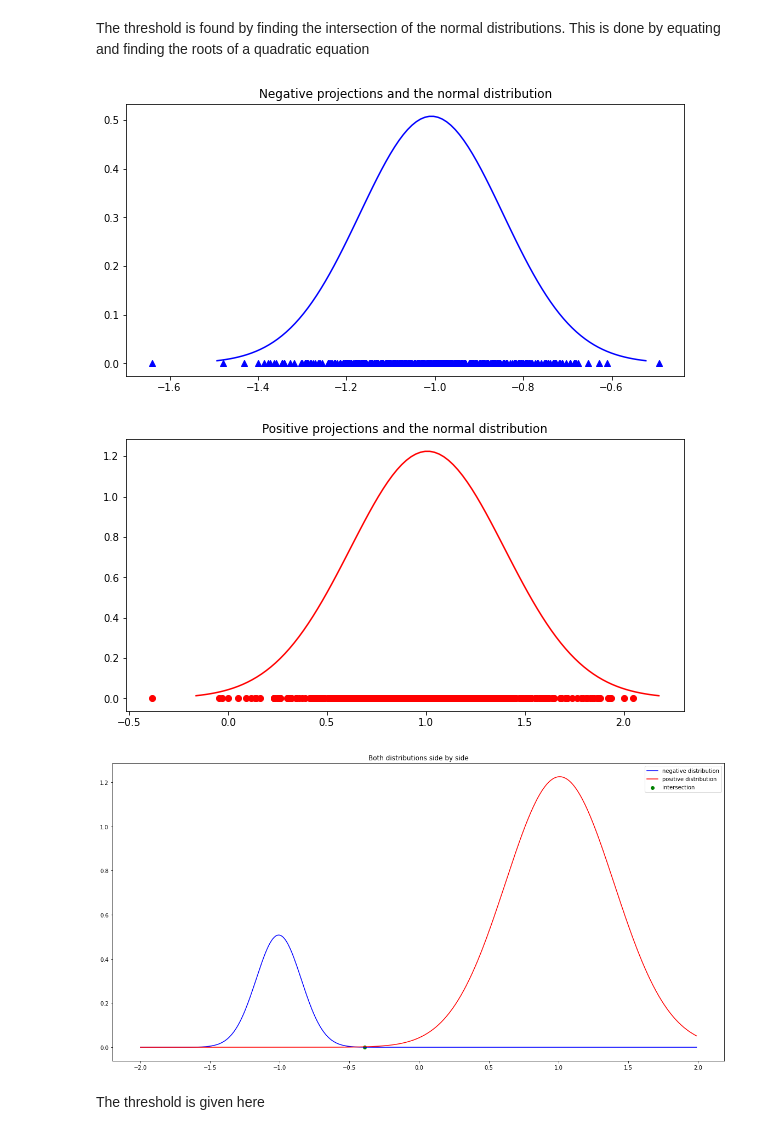
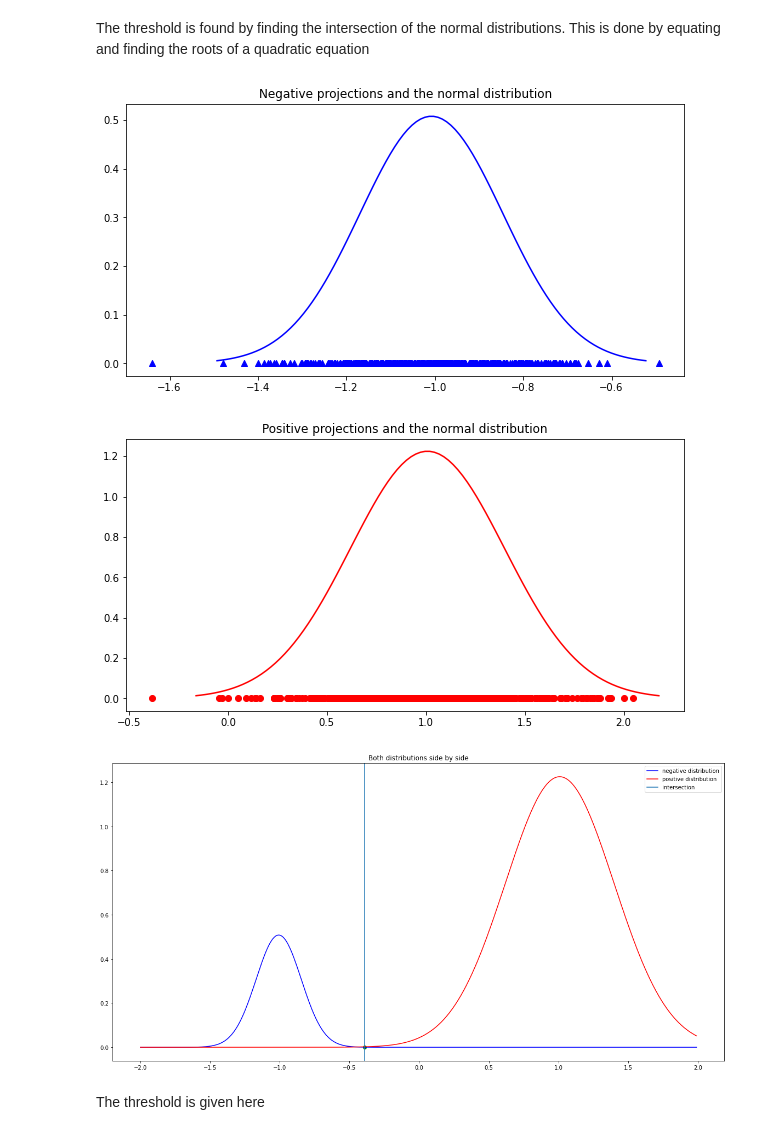
Before and after one commit to PavanReddy28/ML-assignment, a Jupyter notebook: FLD/FLD.ipynb, the cells around one changed output. Saved outputs shown, nothing was run; the diff lists cells and outputs as text; code cells hidden in the pictures.

```diff
--- a/FLD/FLD.ipynb
+++ b/FLD/FLD.ipynb
@@ -152,34 +152,35 @@ def show_gaussians(X):
         m[i]=label_projections_mean
 
         # std of projections
         label_projections_std = np.std(label_projections)
         s[i] = label_projections_std
 
         x_data = np.linspace(label_projections_mean - 3*label_projections_std, label_projections_mean + 3*label_projections_std, 100)
         plt.figure(figsize=(10, 5))
         plt.plot(x_data, norm_dist(x_data, label_projections_mean, label_projections_std),c=colors[i])
         plt.scatter(label_projections,np.zeros_like(label_projections),c=colors[i],marker=markers[i])
         plt.title(titles[i])
         plt.show()
 
     threshold = get_intersection(m[0],m[1],s[0],s[1])
 
     x_data = np.arange(-2,2,0.01)
     plt.figure(figsize=(20, 10))
     plt.plot(x_data, norm_dist(x_data, m[0], s[0]),c=colors[0])
     plt.plot(x_data, norm_dist(x_data, m[1], s[1]),c=colors[1])
     plt.scatter(np.array([threshold[-1]]),np.zeros_like(np.array([threshold[-1]])),c='g')
+    plt.axvline(x=threshold[-1])
     plt.legend(['negative distribution','positive distribution','intersection'])
     plt.title("Both distributions side by side")
     plt.show()
 
     return threshold[-1]
 
 threshold = show_gaussians(X)
 # %% [output]
 [figure]
 [figure]
-[figure, old version]
+[figure, new version]
 # %% [markdown]
 The threshold is given here
 # %%
```
